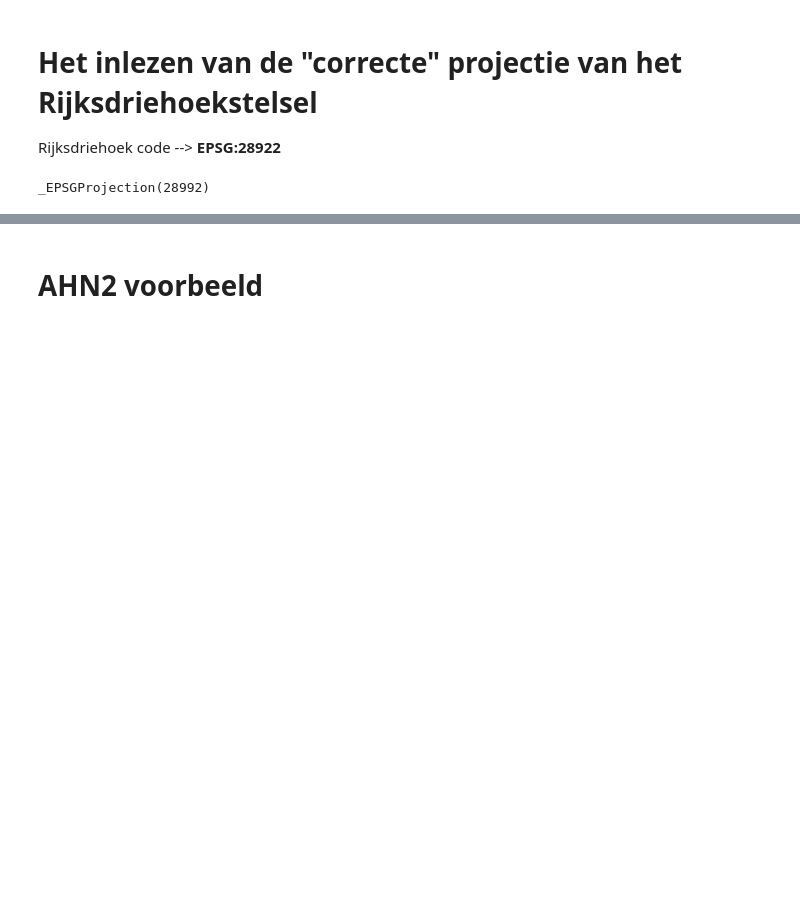
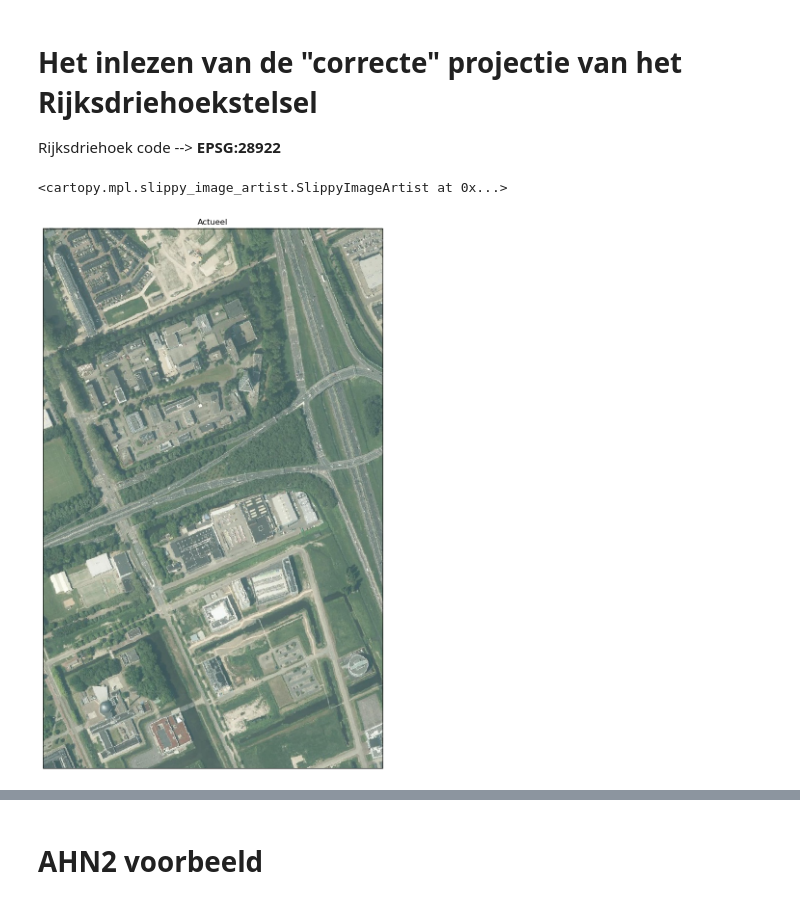
Before and after one commit to MAMBA-python/course-material, a Jupyter notebook: practical_examples/01_GIS/02_plot_wms_data/wms_plot.ipynb, the cells around one changed output, grey strips where cells are left out. Drawn from its saved outputs; the diff is of its cells as text; code cells hidden in the pictures; blank space fills up the shorter version.

```diff
--- a/practical_examples/01_GIS/02_plot_wms_data/wms_plot.ipynb
+++ b/practical_examples/01_GIS/02_plot_wms_data/wms_plot.ipynb
@@ -39,10 +38,17 @@ plt.show()
 # %% [markdown]
 # Het inlezen van de "correcte" projectie van het Rijksdriehoekstelsel
 Rijksdriehoek code --> **EPSG:28922**
-# %%
-crs = ccrs.epsg(28992)
-crs
-# %% [output]
-_EPSGProjection(28992)
+# %%
+plt.figure(figsize=(20, 20))
+crs = ccrs.epsg(32631)
+
+# Actueel
+ax1 = plt.subplot(121, projection=crs, title="Actueel")
+ax1.set_extent([4.38, 4.39, 51.99, 52], crs=ccrs.PlateCarree())
+ax1.add_wms(wms="https://service.pdok.nl/hwh/luchtfotorgb/wms/v1_0",
+            layers=["Actueel_ortho25"])
+# %% [output]
+<cartopy.mpl.slippy_image_artist.SlippyImageArtist at 0x...>
+[figure, added]
 # %%
 ax = plt.axes(projection=crs)
```
Also changed, not shown: parts of 2 cells of this notebook.
